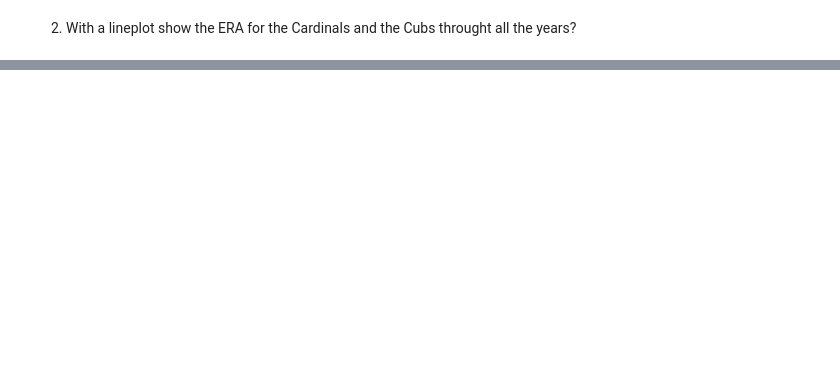
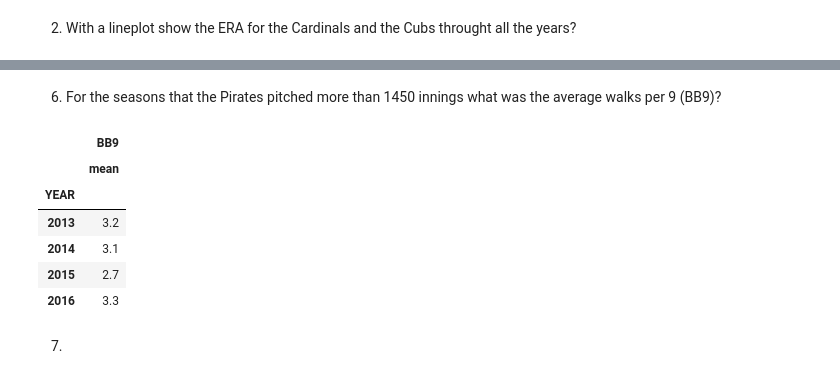
Before and after one commit to SheltonBlackwell/Data-Analysis-Notebook, a Jupyter notebook: Data analysis Notebook.ipynb, the cells around one changed output, grey strips where cells are left out. Cells and saved outputs as stored; diff of their text form; code cells hidden in the pictures; blank space fills up the shorter version.

```diff
--- a/Data analysis Notebook.ipynb
+++ b/Data analysis Notebook.ipynb
@@ -104,0 +143,16 @@ plt.title("Teams SO9 Compared to IP",fontsize=15);
+# %% [markdown]
+6. For the seasons that the Pirates pitched more than 1450 innings what was the average walks per 9 (BB9)?
+# %%
+combined[(combined["TEAM"]== 'Pirates') & (combined["IP"] > 1450)].groupby('YEAR').agg({
+    'BB9':['mean']
+})
+# %% [output]
+|  | BB9 |
+|  | mean |
+| YEAR |  |
+| 2013 | 3.2 |
+| 2014 | 3.1 |
+| 2015 | 2.7 |
+| 2016 | 3.3 |
+# %% [markdown]
+7.
```
Also changed, not shown: parts of 8 cells of this notebook.
